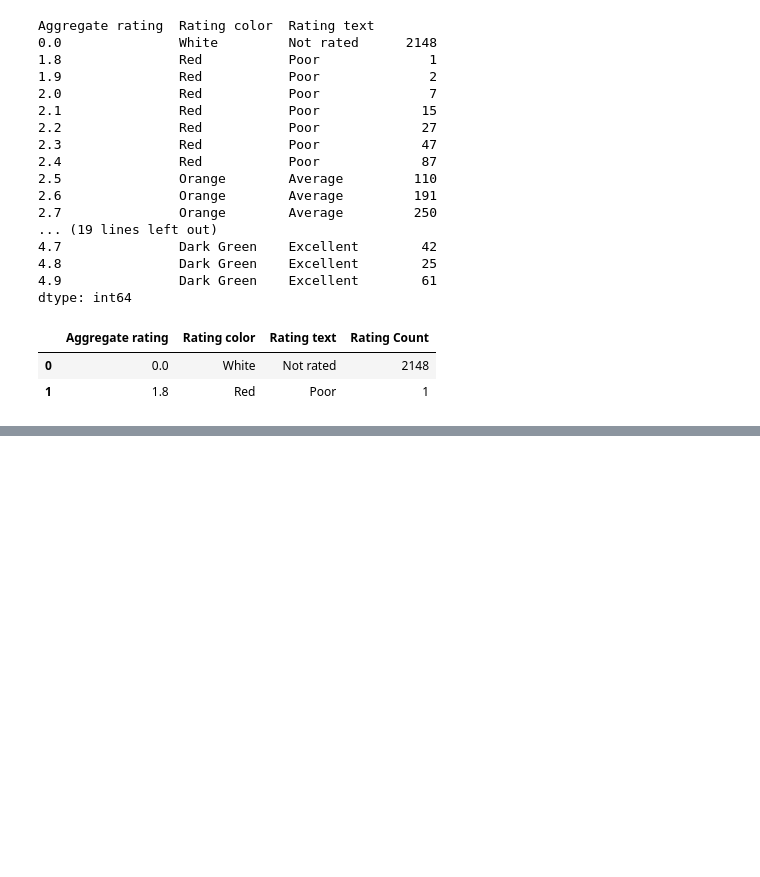
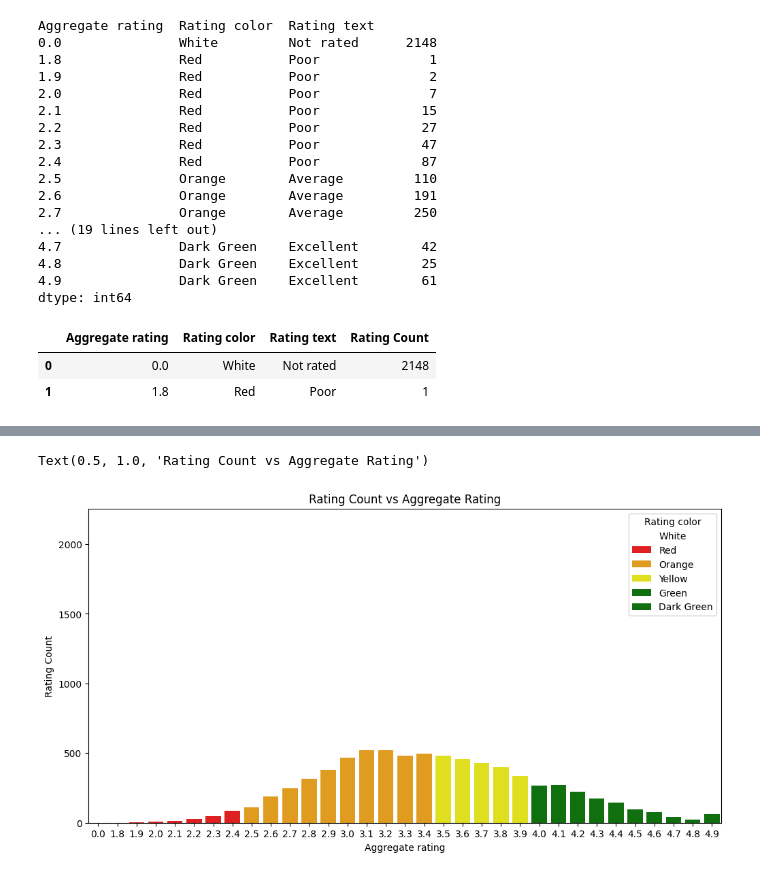
Before and after one commit to Rohitupe/time_series_analysis, a Jupyter notebook: eda/zomato_dataset_eda/main.ipynb, the cells around one changed output, grey strips where cells are left out. Cells and saved outputs as stored; diff of their text form; code cells hidden in the pictures; blank space fills up the shorter version.

```diff
--- a/eda/zomato_dataset_eda/main.ipynb
+++ b/eda/zomato_dataset_eda/main.ipynb
@@ -244,0 +262,7 @@ ratings.head(2)
+# %%
+plt.rcParams['figure.figsize'] = (12, 6)
+sns.barplot(x='Aggregate rating', y='Rating Count', data=ratings, hue='Rating color', palette=['white', 'red', 'orange', 'yellow', 'green', 'green'])
+plt.title('Rating Count vs Aggregate Rating')
+# %% [output]
+Text(0.5, 1.0, 'Rating Count vs Aggregate Rating')
+[figure, added]
```
Also changed, not shown: parts of 25 cells of this notebook.
